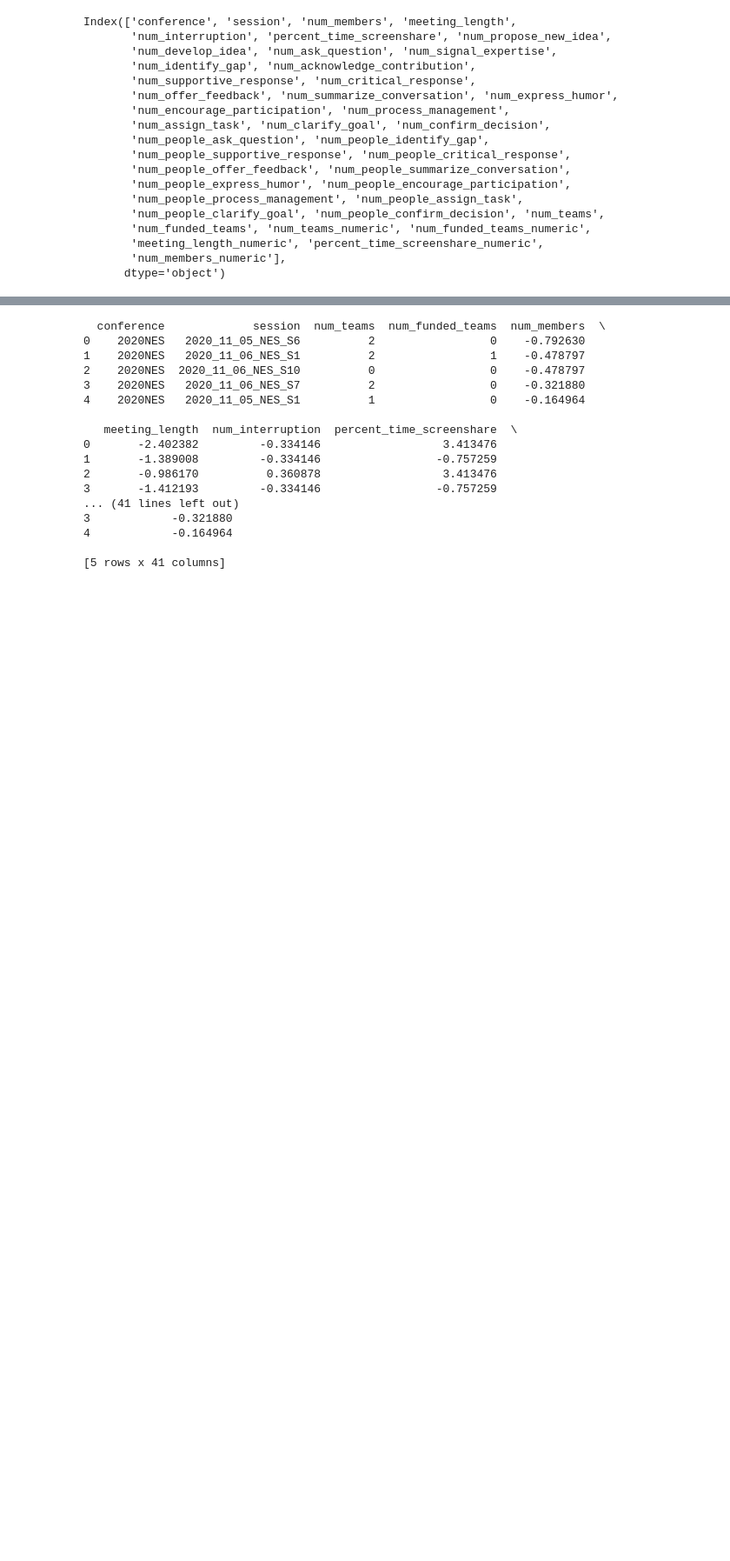
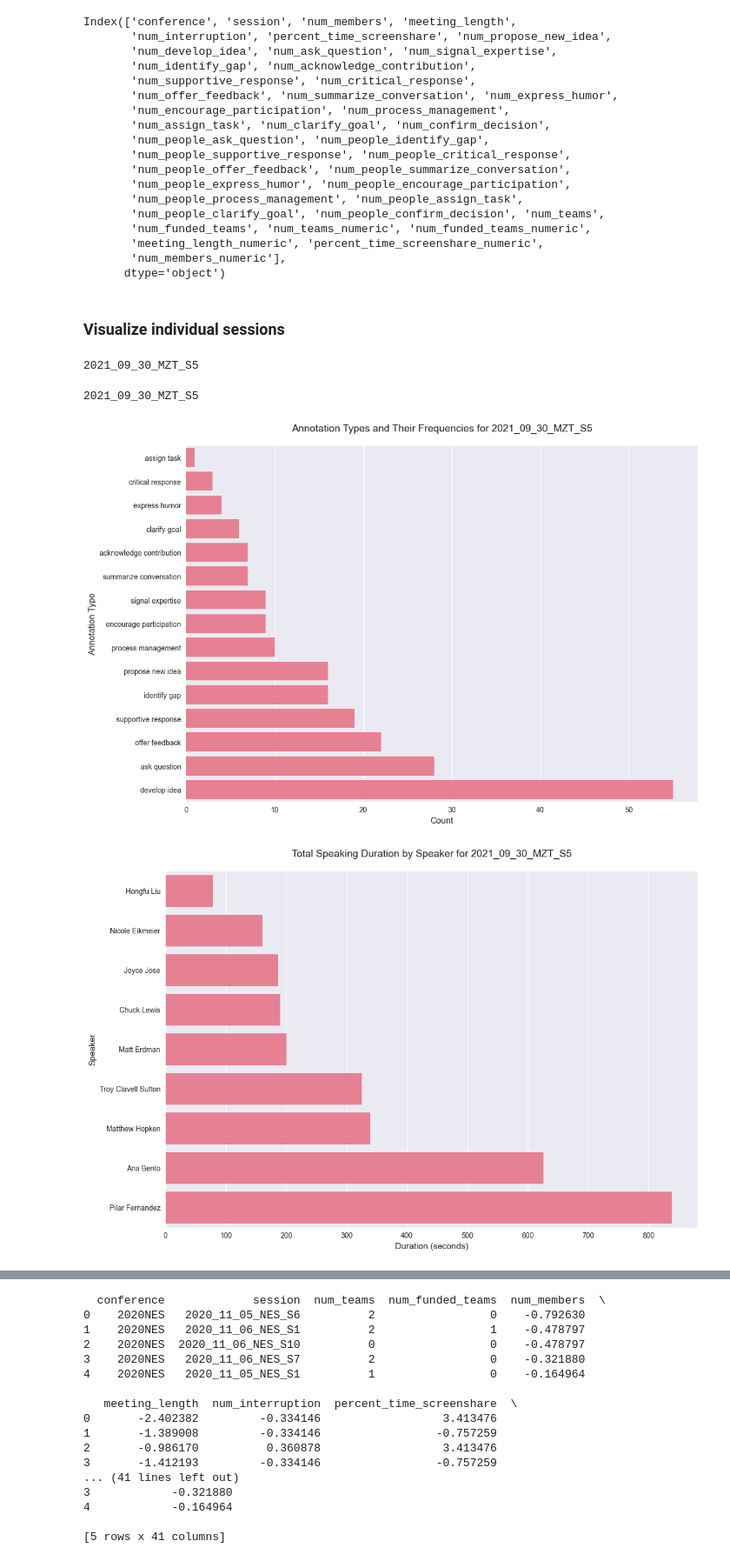
Before and after one commit to eveyhuang/gemini_data_analysis, a Jupyter notebook: merge_analyze_data.ipynb, the cells around one changed output, grey strips where cells are left out. Shown at 87% size. Cells and saved outputs as stored; diff of their text form; code cells hidden in the pictures; blank space fills up the shorter version.

```diff
--- a/merge_analyze_data.ipynb
+++ b/merge_analyze_data.ipynb
@@ -1011,3 +1011,10 @@ Index(['conference', 'session', 'num_members', 'meeting_length',
        'meeting_length_numeric', 'percent_time_screenshare_numeric',
        'num_members_numeric'],
       dtype='object')
+# %% [markdown]
+### Visualize individual sessions
+# %%
+# Read the JSON data
+file_path = '/Users/eveyhuang/Documents/NICO/gemini_code/data/2021MZT/session_data/2021_09_30_MZT_S5.json'
+# %% [output]
+2021_09_30_MZT_S5
@@ -1013,0 +1231,6 @@ Index(['conference', 'session', 'num_members', 'meeting_length',
+# %%
+analyze_meeting(file_path)
+# %% [output]
+2021_09_30_MZT_S5
+[figure, added]
+[figure, added]
```
Also changed, not shown: parts of 4 cells of this notebook, 9 other files.
